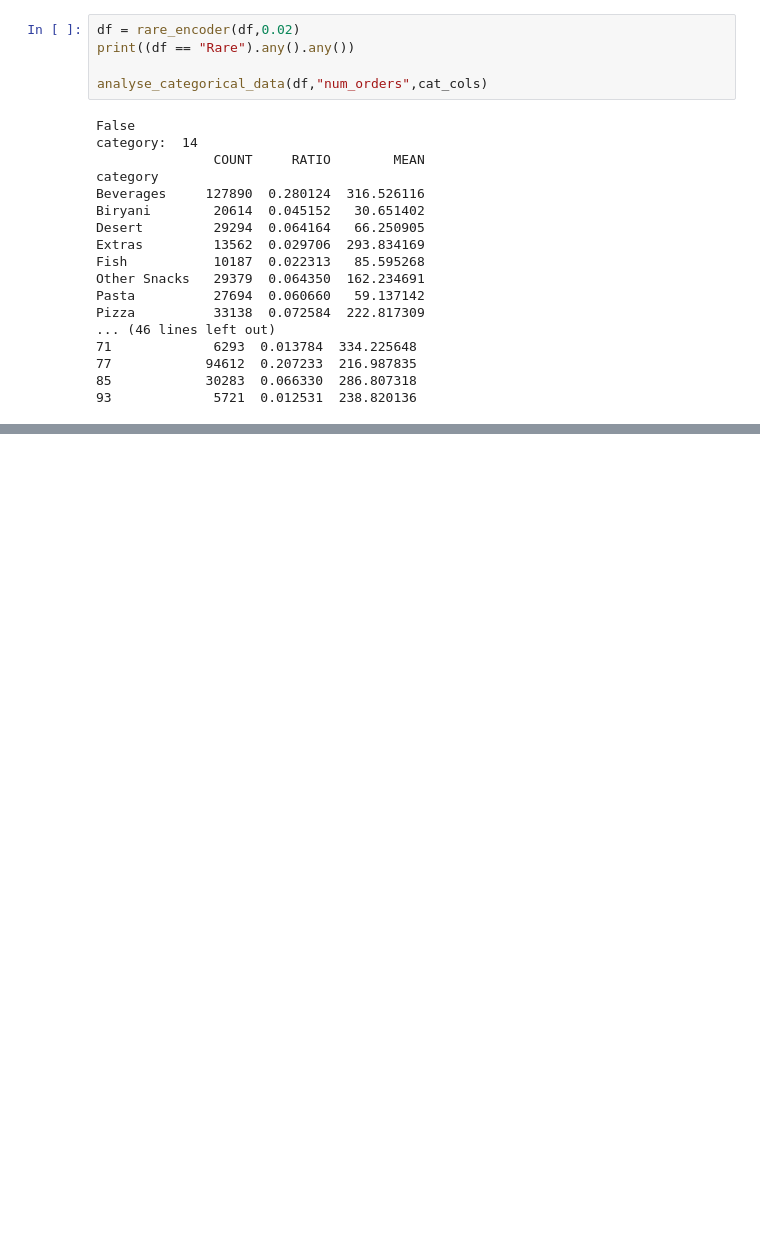
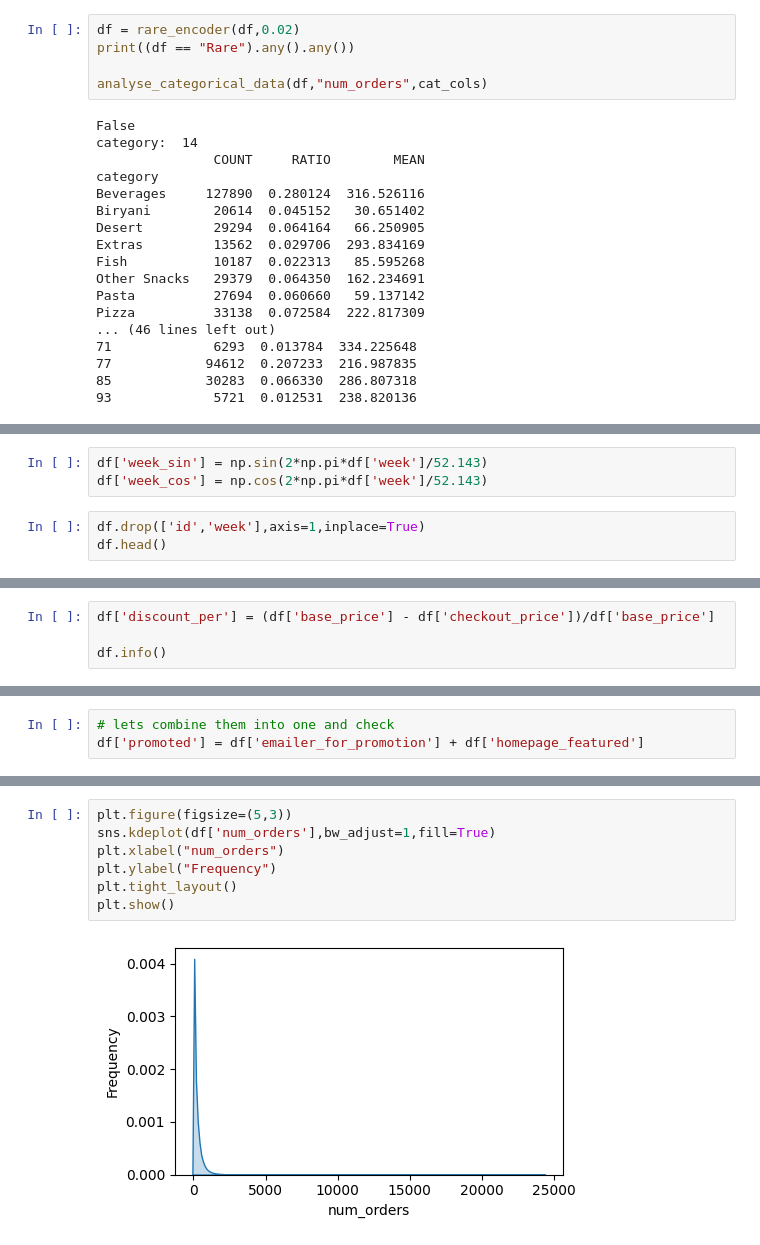
Before and after one commit to Nitin-Flavier13/OrderSenseML, a Jupyter notebook: notebooks/FE_EDA.ipynb, the cells around one changed output, grey strips where cells are left out. Drawn from its saved outputs; the diff is of its cells as text; blank space fills up the shorter version.

```diff
--- a/notebooks/FE_EDA.ipynb
+++ b/notebooks/FE_EDA.ipynb
@@ -509,0 +588,6 @@ Pizza          33138  0.072584  222.817309
+# %%
+df['week_sin'] = np.sin(2*np.pi*df['week']/52.143)
+df['week_cos'] = np.cos(2*np.pi*df['week']/52.143)
+# %%
+df.drop(['id','week'],axis=1,inplace=True)
+df.head()
@@ -509,0 +601,4 @@ Pizza          33138  0.072584  222.817309
+# %%
+df['discount_per'] = (df['base_price'] - df['checkout_price'])/df['base_price']
+
+df.info()
@@ -509,0 +643,3 @@ Pizza          33138  0.072584  222.817309
+# %%
+# lets combine them into one and check
+df['promoted'] = df['emailer_for_promotion'] + df['homepage_featured']
@@ -509,0 +680,9 @@ Pizza          33138  0.072584  222.817309
+# %%
+plt.figure(figsize=(5,3))
+sns.kdeplot(df['num_orders'],bw_adjust=1,fill=True)
+plt.xlabel("num_orders")
+plt.ylabel("Frequency")
+plt.tight_layout()
+plt.show()
+# %% [output]
+[figure, added]
```
Also changed, not shown: parts of 16 cells of this notebook, 3 other files.
